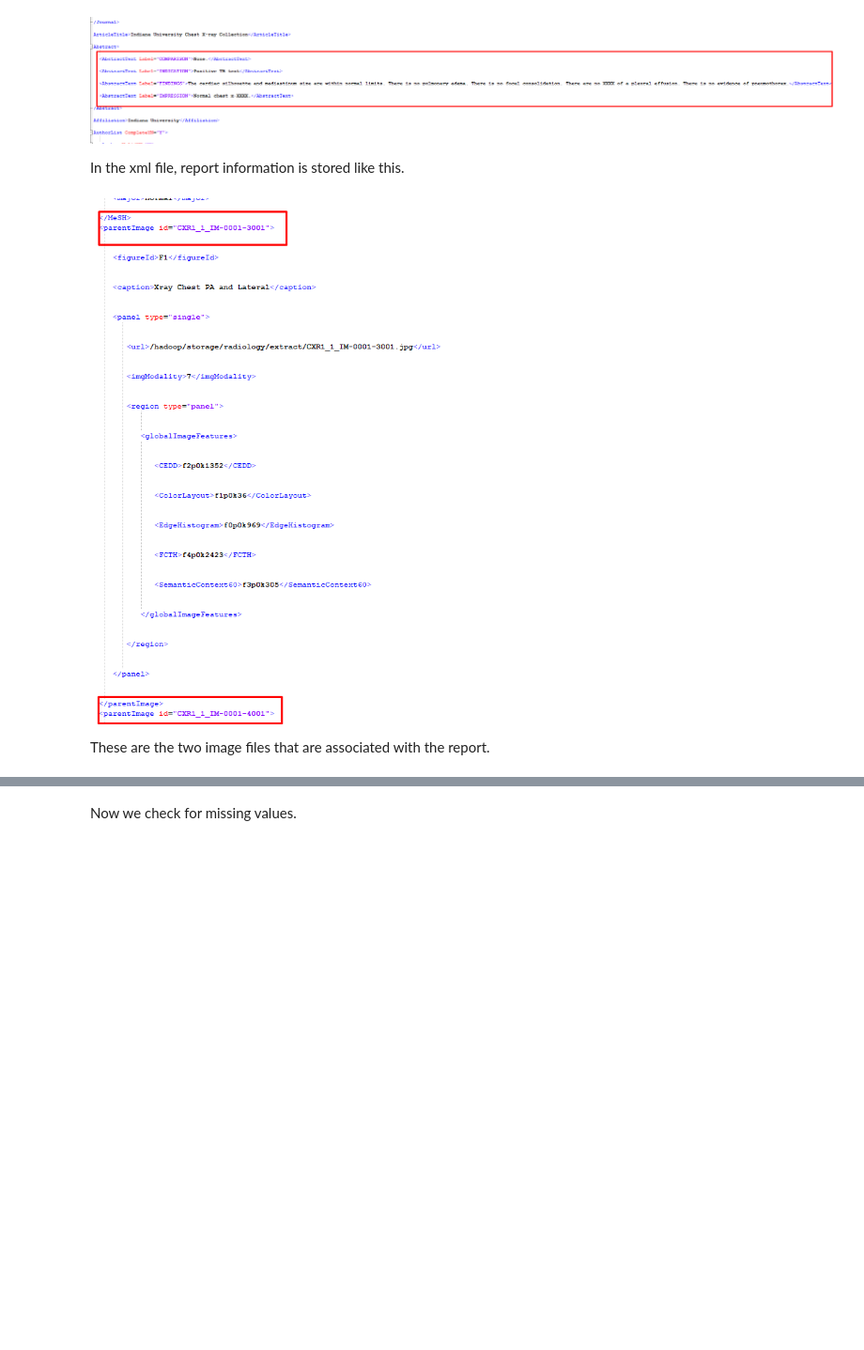
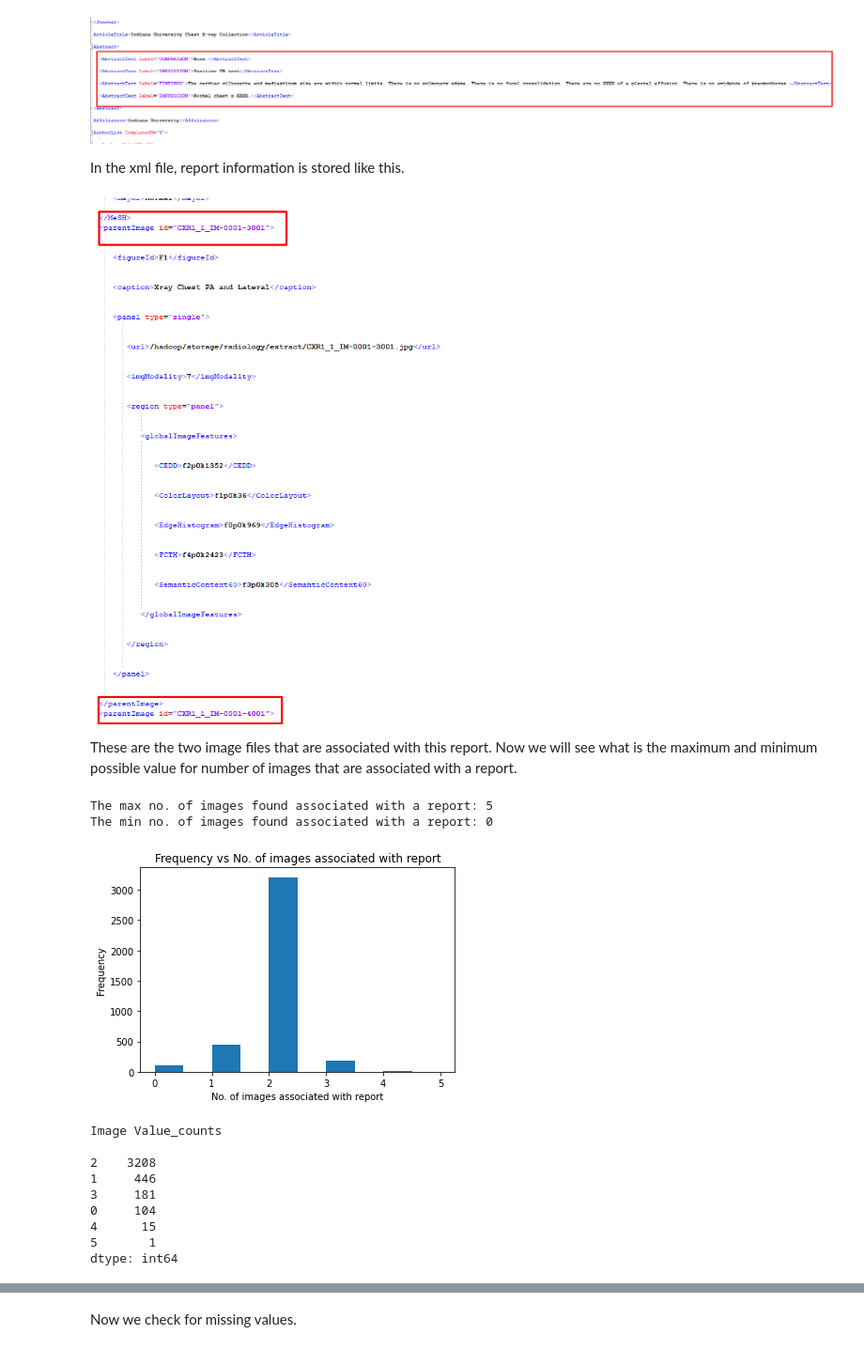
Before and after one commit to agno-nymous/Medical-Image-Captioning-on-Chest-X-rays, a Jupyter notebook: EDA_Medical_Report.ipynb, the cells around one changed output, grey strips where cells are left out. Shown at 94% size. Drawn from its saved outputs; the diff is of its cells as text; code cells hidden in the pictures; blank space fills up the shorter version.

```diff
--- a/EDA_Medical_Report.ipynb
+++ b/EDA_Medical_Report.ipynb
@@ -81,4 +75,5 @@ In the xml file, report information is stored like this.
 # %% [markdown]
 ![image_id.png](embedded-picture-1)
 
-These are the two image files that are associated with the report.
+These are the two image files that are associated with this report.
+Now we will see what is the maximum and minimum possible value for number of images that are associated with a report.
@@ -85 +90,27 @@ These are the two image files that are associated with the report.
+# %%
+no_images = np.array(no_images)
+print("The max no. of images found associated with a report: %i"%(no_images.max()))
+print("The min no. of images found associated with a report: %i"%(no_images.min()))
+# %% [output]
+The max no. of images found associated with a report: 5
+The min no. of images found associated with a report: 0
+# %%
+plt.figure(figsize = (6,4))
+ax = pd.Series(no_images).plot(kind='hist')
+ax.set_xlabel('No. of images associated with report')
+ax.set_title("Frequency vs No. of images associated with report")
+plt.show()
+print("Image Value_counts\n")
+print(pd.Series(no_images).value_counts())
+# %% [output]
+[figure, added]
+Image Value_counts
+
+2    3208
+1     446
+3     181
+0     104
+4      15
+5       1
+dtype: int64
 # %% [markdown]
```
Also changed, not shown: parts of 16 cells of this notebook.
